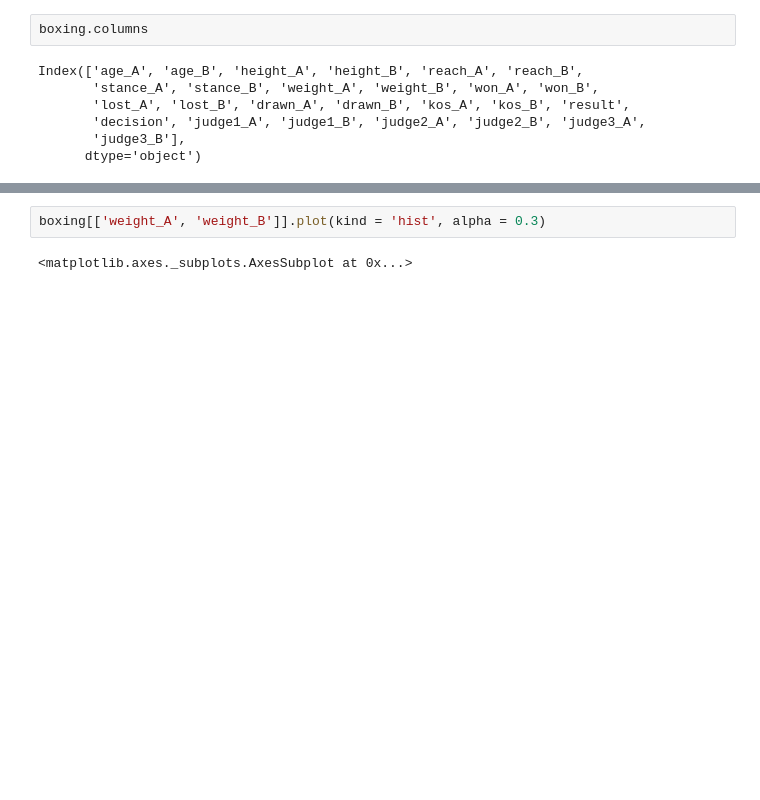
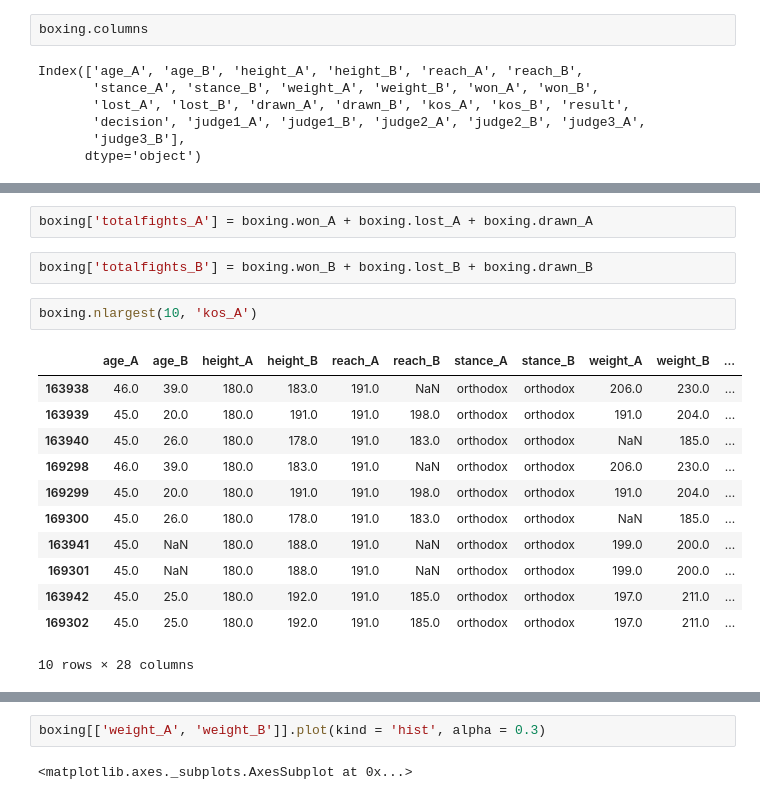
Before and after one commit to BLouie2/GA-ClassProjects, a Jupyter notebook: Boxing data exploration.ipynb, the cells around one changed output, grey strips where cells are left out. Saved outputs shown, nothing was run; the diff lists cells and outputs as text; blank space fills up the shorter version.

```diff
--- a/Boxing data exploration.ipynb
+++ b/Boxing data exploration.ipynb
@@ -98,0 +287,19 @@ Index(['age_A', 'age_B', 'height_A', 'height_B', 'reach_A', 'reach_B',
+# %%
+boxing['totalfights_A'] = boxing.won_A + boxing.lost_A + boxing.drawn_A
+# %%
+boxing['totalfights_B'] = boxing.won_B + boxing.lost_B + boxing.drawn_B
+# %%
+boxing.nlargest(10, 'kos_A')
+# %% [output]
+|  | age_A | age_B | height_A | height_B | reach_A | reach_B | stance_A | stance_B | weight_A | weight_B | ... |
+| 163938 | 46.0 | 39.0 | 180.0 | 183.0 | 191.0 | NaN | orthodox | orthodox | 206.0 | 230.0 | ... |
+| 163939 | 45.0 | 20.0 | 180.0 | 191.0 | 191.0 | 198.0 | orthodox | orthodox | 191.0 | 204.0 | ... |
+| 163940 | 45.0 | 26.0 | 180.0 | 178.0 | 191.0 | 183.0 | orthodox | orthodox | NaN | 185.0 | ... |
+| 169298 | 46.0 | 39.0 | 180.0 | 183.0 | 191.0 | NaN | orthodox | orthodox | 206.0 | 230.0 | ... |
+| 169299 | 45.0 | 20.0 | 180.0 | 191.0 | 191.0 | 198.0 | orthodox | orthodox | 191.0 | 204.0 | ... |
+| 169300 | 45.0 | 26.0 | 180.0 | 178.0 | 191.0 | 183.0 | orthodox | orthodox | NaN | 185.0 | ... |
+| 163941 | 45.0 | NaN | 180.0 | 188.0 | 191.0 | NaN | orthodox | orthodox | 199.0 | 200.0 | ... |
+| 169301 | 45.0 | NaN | 180.0 | 188.0 | 191.0 | NaN | orthodox | orthodox | 199.0 | 200.0 | ... |
+| 163942 | 45.0 | 25.0 | 180.0 | 192.0 | 191.0 | 185.0 | orthodox | orthodox | 197.0 | 211.0 | ... |
+| 169302 | 45.0 | 25.0 | 180.0 | 192.0 | 191.0 | 185.0 | orthodox | orthodox | 197.0 | 211.0 | ... |
+10 rows × 28 columns
```
Also changed, not shown: parts of 25 cells of this notebook.
